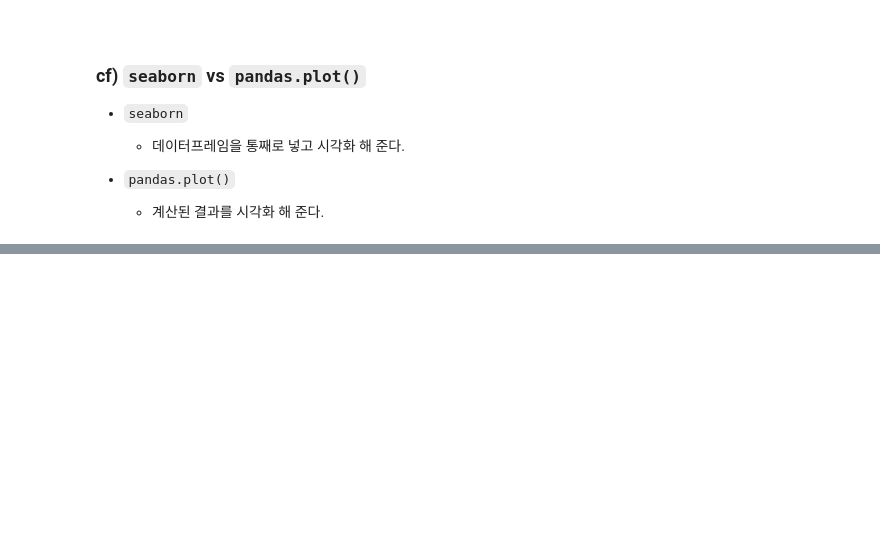
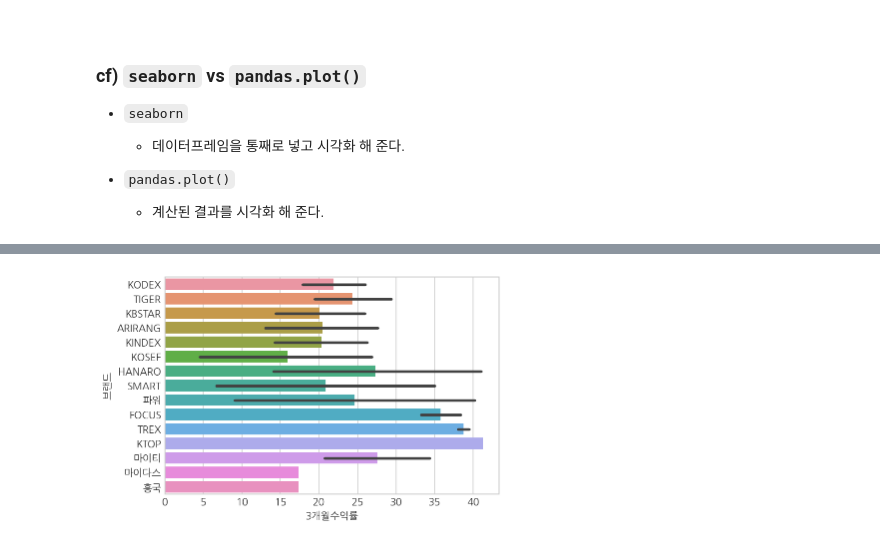
Before and after one commit to zgotter/financial-data-analysis-with-python, a Jupyter notebook: 09_ETF-data-analysis-and-visualization.ipynb, the cells around one changed output, grey strips where cells are left out. Saved outputs shown, nothing was run; the diff lists cells and outputs as text; code cells hidden in the pictures; blank space fills up the shorter version.

```diff
--- a/09_ETF-data-analysis-and-visualization.ipynb
+++ b/09_ETF-data-analysis-and-visualization.ipynb
@@ -645,0 +720,5 @@ pd.crosstab(df['레버리지'], df['브랜드'], normalize=True) * 100
+# %%
+sns.barplot(data=df, y='브랜드', x='3개월수익률')
+plt.show()
+# %% [output]
+[figure, added]
```
Also changed, not shown: parts of 39 cells of this notebook, 2 other files.
